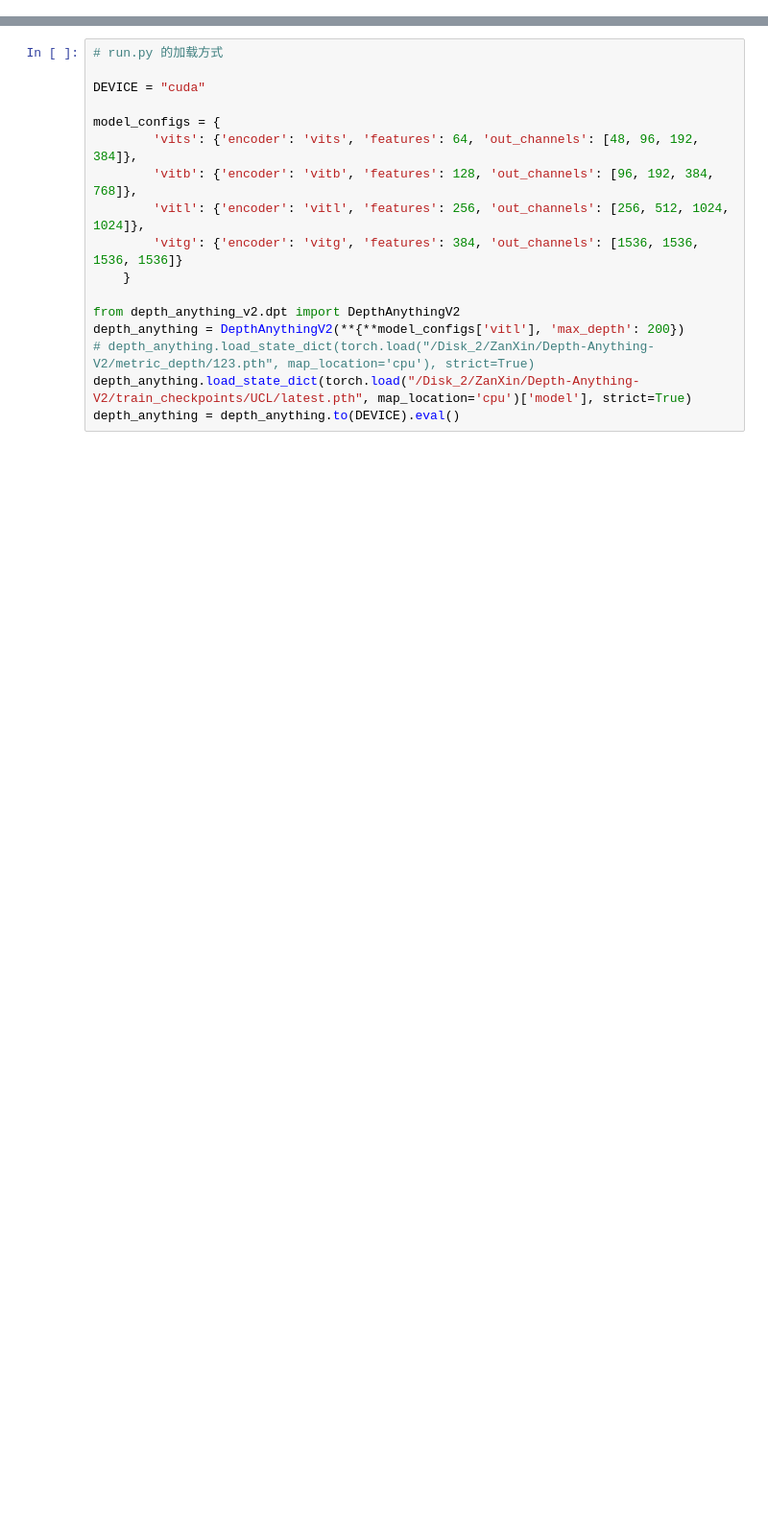
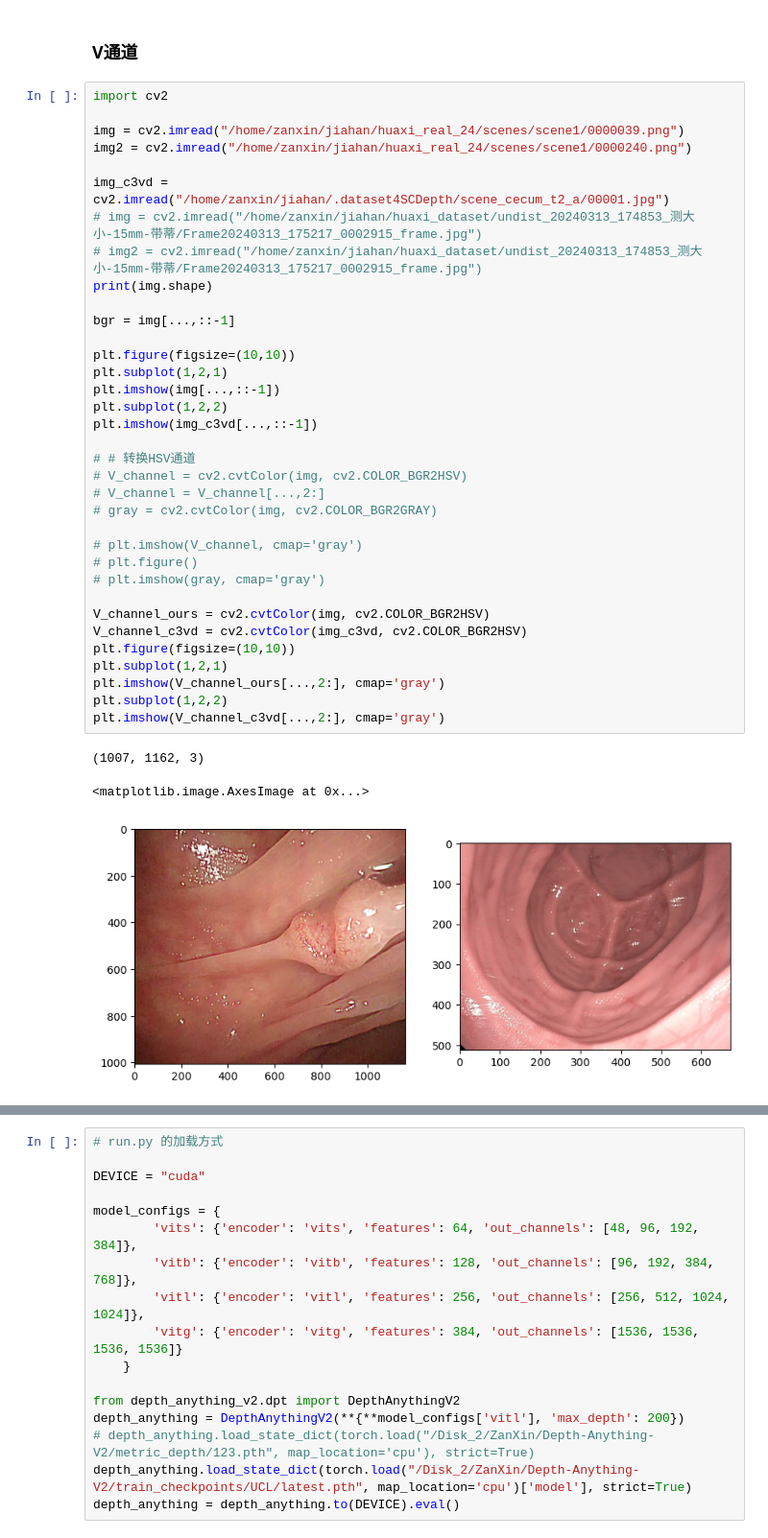
Before and after one commit to isJHan/Depth-Anything-V2, a Jupyter notebook: metric_depth/check.ipynb, the cells around one changed output, grey strips where cells are left out. Shown at 96% size. Saved outputs shown, nothing was run; the diff lists cells and outputs as text; blank space fills up the shorter version.

```diff
--- a/metric_depth/check.ipynb
+++ b/metric_depth/check.ipynb
@@ -49,0 +53,41 @@ ABS REL: 0.3476984177625258
+# %% [markdown]
+### V通道
+# %%
+import cv2
+
+img = cv2.imread("/home/zanxin/jiahan/huaxi_real_24/scenes/scene1/0000039.png")
+img2 = cv2.imread("/home/zanxin/jiahan/huaxi_real_24/scenes/scene1/0000240.png")
+
+img_c3vd = cv2.imread("/home/zanxin/jiahan/.dataset4SCDepth/scene_cecum_t2_a/00001.jpg")
+# img = cv2.imread("/home/zanxin/jiahan/huaxi_dataset/undist_20240313_174853_测大小-15mm-带蒂/Frame20240313_175217_0002915_frame.jpg")
+# img2 = cv2.imread("/home/zanxin/jiahan/huaxi_dataset/undist_20240313_174853_测大小-15mm-带蒂/Frame20240313_175217_0002915_frame.jpg")
+print(img.shape)
+
+bgr = img[...,::-1]
+
+plt.figure(figsize=(10,10))
+plt.subplot(1,2,1)
+plt.imshow(img[...,::-1])
+plt.subplot(1,2,2)
+plt.imshow(img_c3vd[...,::-1])
+
+# # 转换HSV通道
+# V_channel = cv2.cvtColor(img, cv2.COLOR_BGR2HSV)
+# V_channel = V_channel[...,2:]
+# gray = cv2.cvtColor(img, cv2.COLOR_BGR2GRAY)
+
+# plt.imshow(V_channel, cmap='gray')
+# plt.figure()
+# plt.imshow(gray, cmap='gray')
+
+V_channel_ours = cv2.cvtColor(img, cv2.COLOR_BGR2HSV)
+V_channel_c3vd = cv2.cvtColor(img_c3vd, cv2.COLOR_BGR2HSV)
+plt.figure(figsize=(10,10))
+plt.subplot(1,2,1)
+plt.imshow(V_channel_ours[...,2:], cmap='gray')
+plt.subplot(1,2,2)
+plt.imshow(V_channel_c3vd[...,2:], cmap='gray')
+# %% [output]
+(1007, 1162, 3)
+<matplotlib.image.AxesImage at 0x...>
+[figure, added]
```
Also changed, not shown: parts of 12 cells of this notebook, 2 other files.
